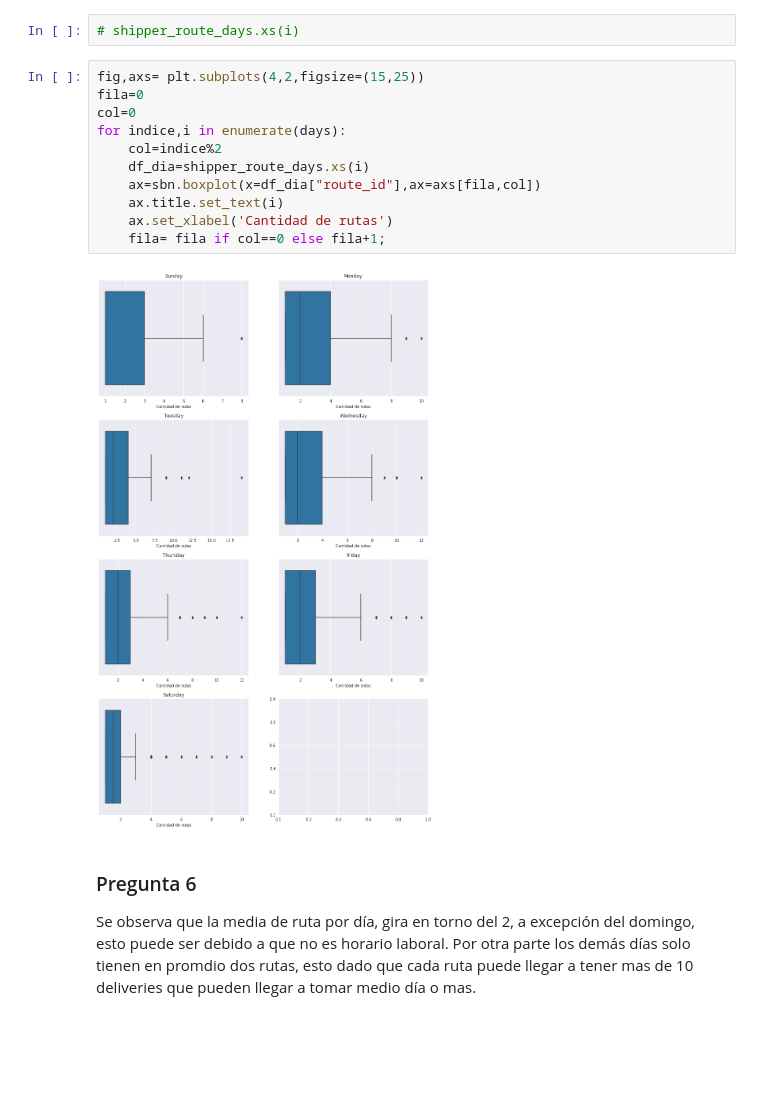
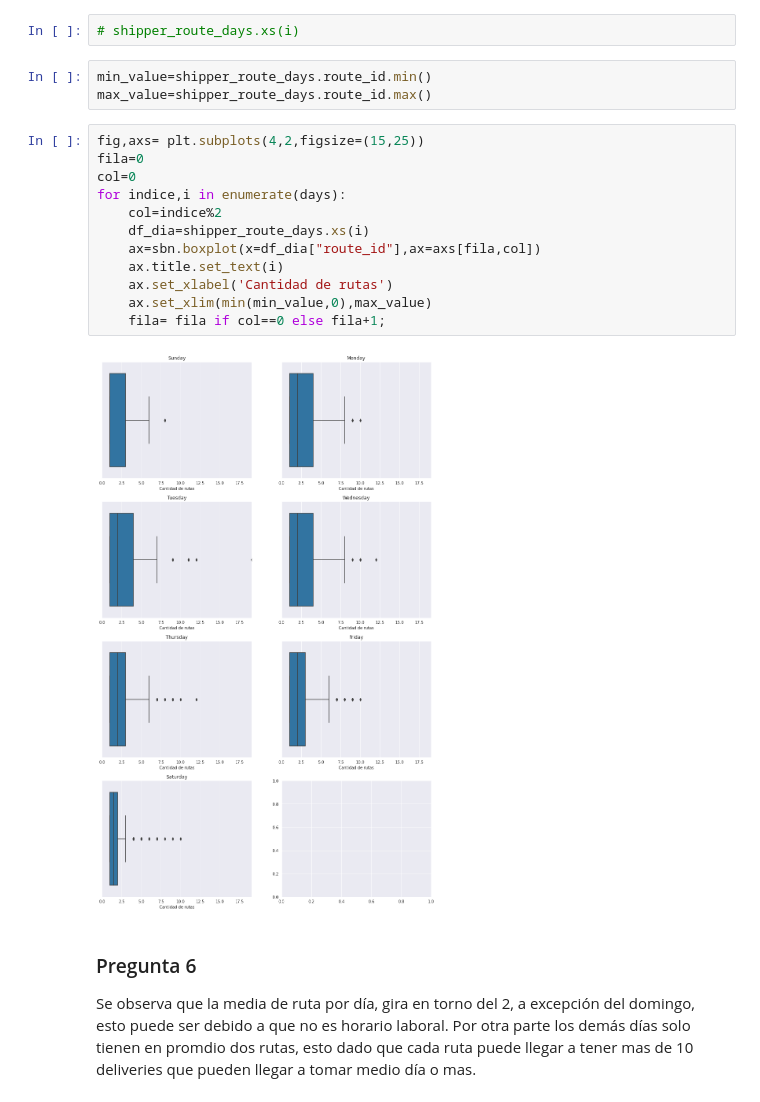
Before and after one commit to AlexVelezLl/ProyectoICD, a Jupyter notebook: notebooks/preguntas_4.ipynb, the cells around one changed output. Drawn from its saved outputs; the diff is of its cells as text; blank space fills up the shorter version.

```diff
--- a/notebooks/preguntas_4.ipynb
+++ b/notebooks/preguntas_4.ipynb
@@ -74,19 +74,23 @@ days=['Sunday','Monday','Tuesday','Wednesday','Thursday','Friday','Saturday']
 shipper_route_days=deliveries.groupby(['day','shipper_id']).agg({'route_id':lambda x: x.unique().size})
 # %%
 # shipper_route_days.xs(i)
+# %%
+min_value=shipper_route_days.route_id.min()
+max_value=shipper_route_days.route_id.max()
 # %%
 fig,axs= plt.subplots(4,2,figsize=(15,25))
 fila=0
 col=0
 for indice,i in enumerate(days):
     col=indice%2
     df_dia=shipper_route_days.xs(i)
     ax=sbn.boxplot(x=df_dia["route_id"],ax=axs[fila,col])
     ax.title.set_text(i)
     ax.set_xlabel('Cantidad de rutas')
+    ax.set_xlim(min(min_value,0),max_value)
     fila= fila if col==0 else fila+1;
 # %% [output]
-[figure, old version]
+[figure, new version]
 # %% [markdown]
 ### Pregunta 6
 Se observa que la media de ruta por día, gira en torno del 2, a excepción del domingo, esto puede ser debido a que no es horario laboral. Por otra parte los demás días solo tienen en promdio dos rutas, esto dado que cada ruta puede llegar a tener mas de 10 deliveries que pueden llegar a tomar medio día o mas.
```
